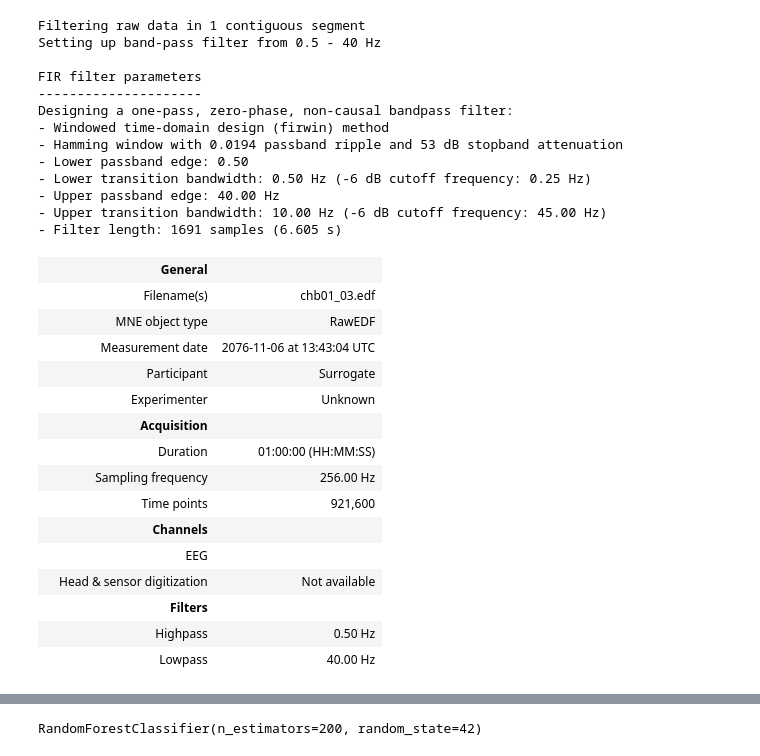
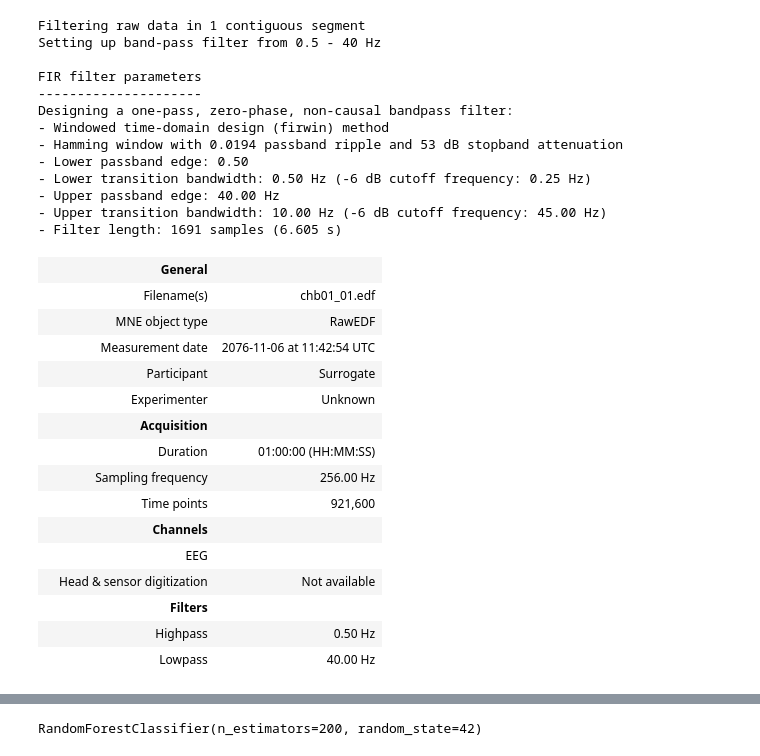
Before and after one commit to ayushanand1010/machine-Learning, a Jupyter notebook: Untitled0.ipynb, the cells around one changed output, grey strips where cells are left out. Cells and saved outputs as stored; diff of their text form; code cells hidden in the pictures.

```diff
--- a/Untitled0.ipynb
+++ b/Untitled0.ipynb
@@ -46,13 +45,9 @@ Requirement already satisfied: scipy in /usr/local/lib/python3.12/dist-packages
 # %%
 import mne
 
-file_path = "/content/physionet.org/files/chbmit/1.0.0/chb01/chb01_03.edf"
+file_path = "/content/physionet.org/files/chbmit/1.0.0/chb01/chb01_01.edf"
 
 raw = mne.io.read_raw_edf(file_path, preload=True)
 
-print(raw.info)
-
-data = raw.get_data()
-
-print(data.shape)
+print(raw)
 # %% [output]
@@ -77,23 +69,23 @@ Reading 0 ... 921599  =      0.000 ...  3599.996 secs...
 # %%
-raw.filter(l_freq=0.5, h_freq=40)
+raw.filter(0.5,40)
 # %% [output]
 Filtering raw data in 1 contiguous segment
 Setting up band-pass filter from 0.5 - 40 Hz
 
 FIR filter parameters
 ---------------------
 Designing a one-pass, zero-phase, non-causal bandpass filter:
 - Windowed time-domain design (firwin) method
 - Hamming window with 0.0194 passband ripple and 53 dB stopband attenuation
 - Lower passband edge: 0.50
 - Lower transition bandwidth: 0.50 Hz (-6 dB cutoff frequency: 0.25 Hz)
 - Upper passband edge: 40.00 Hz
 - Upper transition bandwidth: 10.00 Hz (-6 dB cutoff frequency: 45.00 Hz)
 - Filter length: 1691 samples (6.605 s)
 |  | General |  |
-|  | Filename(s) | chb01_03.edf |
+|  | Filename(s) | chb01_01.edf |
 |  | MNE object type | RawEDF |
-|  | Measurement date | 2076-11-06 at 13:43:04 UTC |
+|  | Measurement date | 2076-11-06 at 11:42:54 UTC |
 |  | Participant | Surrogate |
 |  | Experimenter | Unknown |
 |  | Acquisition |  |
```
Also changed, not shown: parts of 29 cells of this notebook.
